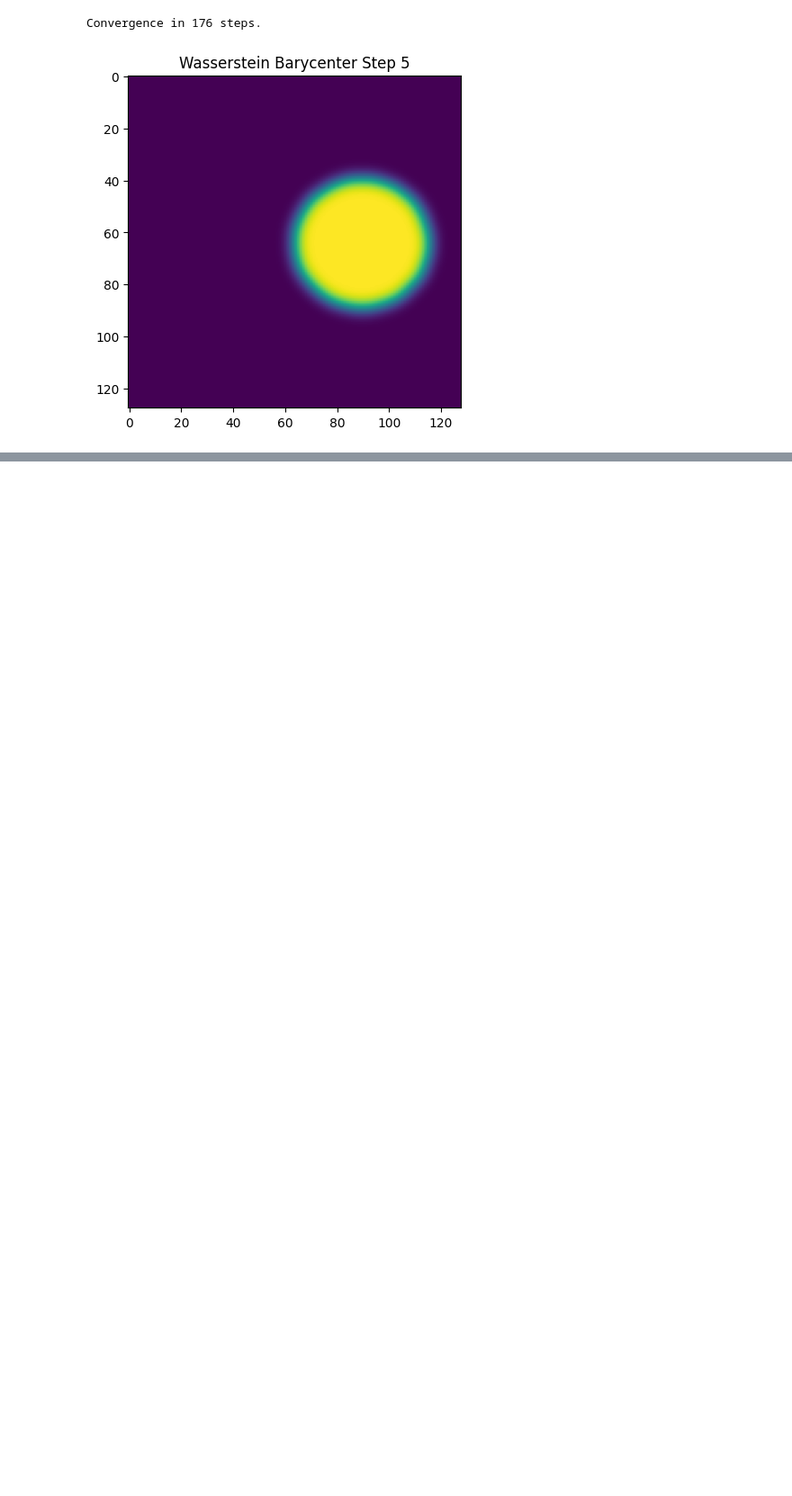
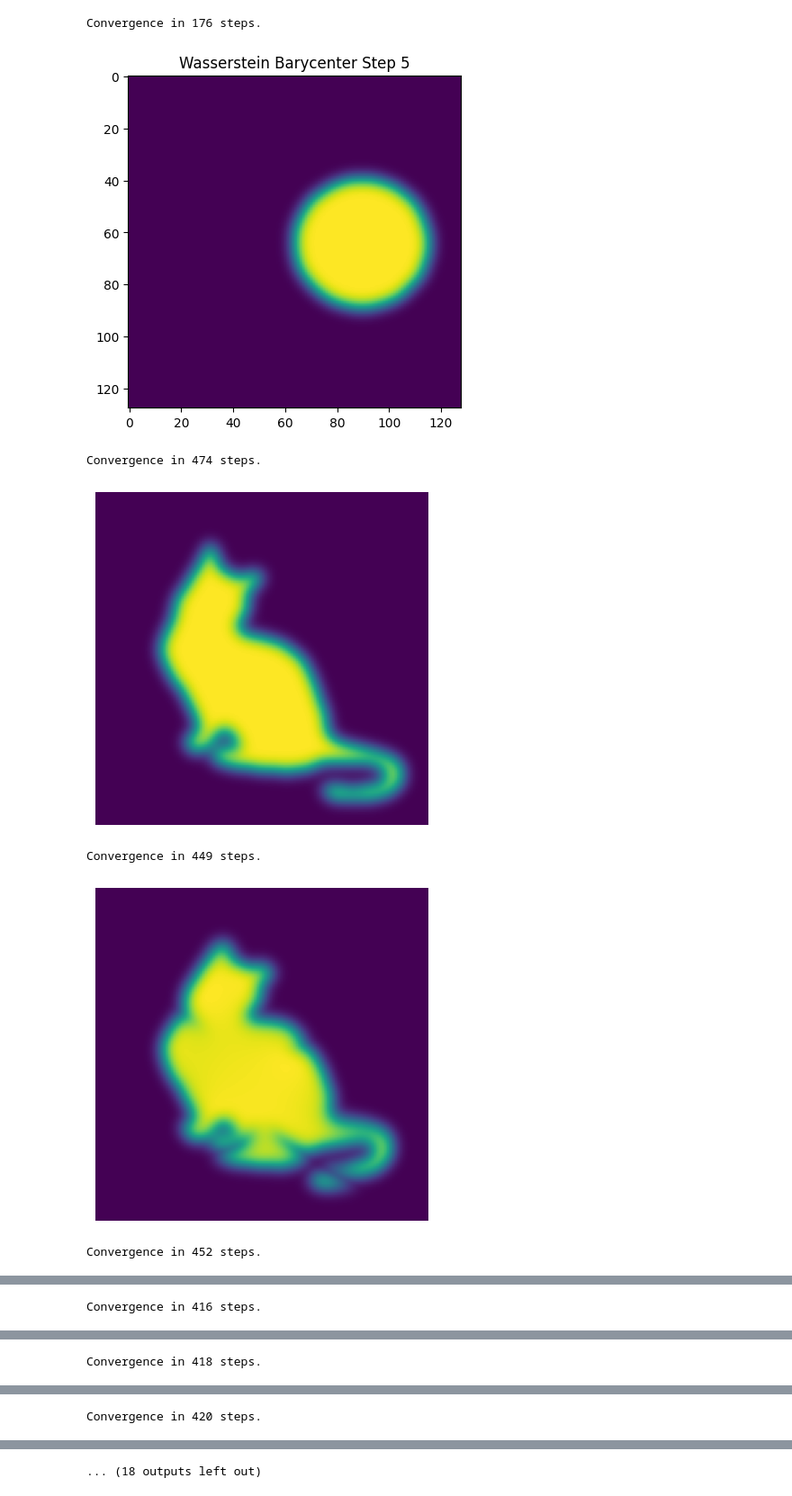
Before and after one commit to antonpagel/Computational-Optimal-Transport, a Jupyter notebook: Computational_Optimal_Transport.ipynb, the cells around one changed output, grey strips where cells are left out. Shown at 90% size. Drawn from its saved outputs; the diff is of its cells as text; code cells hidden in the pictures; blank space fills up the shorter version.

```diff
--- a/Computational_Optimal_Transport.ipynb
+++ b/Computational_Optimal_Transport.ipynb
@@ -369,14 +370,16 @@ from matplotlib import pyplot as plt
 import numpy as np
 import cv2
 
-def showImage(img, title = "") :
+def plotImage(img, title = "", axis = True) :
     plt.imshow(img)
     plt.title(title)
+    if not axis :
+        plt.axis("off")
     plt.show()
 
 uploaded = files.upload()
 
 for fn in uploaded.keys() :
-    showImage(cv2.imread(fn, cv2.IMREAD_GRAYSCALE), "Uploaded file {name} with length {length} bytes".format(name=fn, length=len(uploaded[fn])))
+    plotImage(cv2.imread(fn, cv2.IMREAD_GRAYSCALE), "Uploaded file {name} with length {length} bytes".format(name=fn, length=len(uploaded[fn])))
 # %% [output]
 [interactive output not drawn]
@@ -484,7 +481,7 @@ for i in range(steps) :
     l = i/(steps-1)
     lambd = np.array([1-l, l])
     P, a, err = barycenter2d(b1, b2, resolution, lambd, eps, 1e-7, 3000)
-    showImage(a, "Wasserstein Barycenter Step " + str(i+1))
+    plotImage(a, "Wasserstein Barycenter Step " + str(i+1))
 # %% [output]
 Convergence in 206 steps.
 [figure]
@@ -512,7 +509,7 @@ for i in range(steps) :
     l = i/(steps-1)
     lambd = np.array([1-l, l])
     P, a, err = barycenter2d(b1, b2, resolution, lambd, eps, 1e-7, 3000)
-    showImage(a, "Wasserstein Barycenter Step " + str(i+1))
+    plotImage(a, "Wasserstein Barycenter Step " + str(i+1))
 # %% [output]
 Convergence in 193 steps.
 [figure]
@@ -566,31 +563,37 @@ def barycenter2d3hist(b1, b2, b3, res, lambd, eps, errMax, lMax) :
         if np.max(err[l, :]) < errMax :
             print("Convergence in", l, "steps.")
             break
 
     return a, err
 
 b1 = getImageAsHistogram("clover.bmp", resolution, .01)
 b2 = getImageAsHistogram("star.bmp", resolution, .01)
 b3 = getImageAsHistogram("cat.bmp", resolution, .01)
 
 Lambd = np.zeros([3, 15])
 Lambd[:, 0] = np.array([0, 0, 1])
 Lambd[:, 1] = np.array([1, 0, 3])
 Lambd[:, 2] = np.array([0, 1, 3])
 Lambd[:, 3] = np.array([1, 0, 1])
 Lambd[:, 4] = np.array([1, 1, 2])
 Lambd[:, 5] = np.array([0, 1, 1])
 Lambd[:, 6] = np.array([3, 0, 1])
 Lambd[:, 7] = np.array([2, 1, 1])
 Lambd[:, 8] = np.array([1, 2, 1])
 Lambd[:, 9] = np.array([0, 3, 1])
 Lambd[:, 10] = np.array([1, 0, 0])
 Lambd[:, 11] = np.array([3, 1, 0])
 Lambd[:, 12] = np.array([1, 1, 0])
 Lambd[:, 13] = np.array([1, 3, 0])
 Lambd[:, 14] = np.array([0, 1, 0])
 
 for i in range(Lambd.shape[1]) :
     Lambd[:, i] = Lambd[:, i] / np.sum(Lambd[:, i])
     a, err = barycenter2d3hist(b1, b2, b3, resolution, Lambd[:, i], eps, 1e-9, 3000)
-    showImage(a, "Wasserstein Barycenter")
+    plotImage(a, axis = False)
+# %% [output]
+Convergence in 474 steps.
+[figure, added]
+Convergence in 449 steps.
+[figure, added]
+Convergence in 452 steps.
@@ -596,0 +601 @@ for i in range(Lambd.shape[1]) :
+Convergence in 416 steps.
@@ -596,0 +603 @@ for i in range(Lambd.shape[1]) :
+Convergence in 418 steps.
@@ -596,0 +605 @@ for i in range(Lambd.shape[1]) :
+Convergence in 420 steps.
@@ -596,0 +607 @@ for i in range(Lambd.shape[1]) :
+... (18 outputs left out)
```
Also changed, not shown: parts of 30 cells of this notebook.
